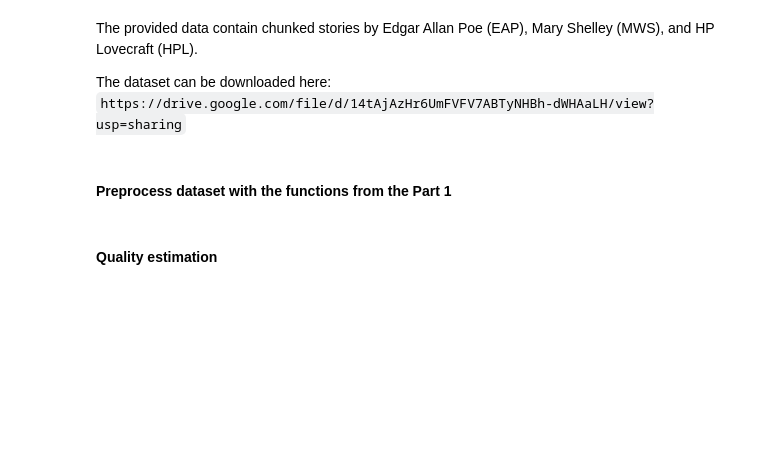
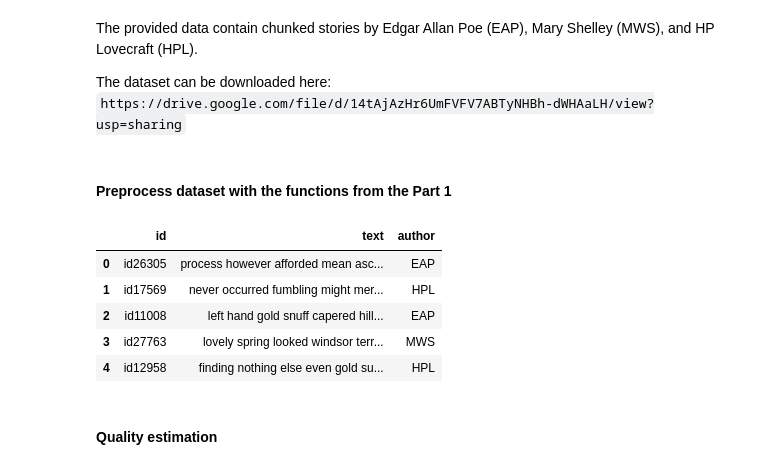
Before and after one commit to eegoro/Advanced-Natural-Language-Processing, a Jupyter notebook: hw1.ipynb, the cells around one changed output. Cells and saved outputs as stored; diff of their text form; code cells hidden in the pictures; blank space fills up the shorter version.

```diff
--- a/hw1.ipynb
+++ b/hw1.ipynb
@@ -49,18 +49,20 @@ from bs4 import BeautifulSoup
 import html
 from tqdm import tqdm
 
-stop_words = stopwords.words("english")
+def clear_data(data):
+    stop_words = stopwords.words("english")
 
-data_list = [i.lower() for i in data['text']]
-pre_data = data_list.copy()
+    data_list = [i.lower() for i in data['text']]
+    pre_data = data_list.copy()
 
-for i in tqdm(range(len(data_list))):
+    for i in tqdm(range(len(data_list))):
 
-    temp = BeautifulSoup(html.unescape(pre_data[i]), 'html.parser').text #Remove html-tags
-    pre_data[i] = re.sub(r'\n+', '\n', temp)
-    pre_data[i] = re.sub(r'https?://\S+|www\.\S+', '', pre_data[i])
-    pre_data[i] = re.sub("[^a-zA-Z ]+", " ", pre_data[i]) # Remove non-english words
-    pre_data[i] = re.sub(r"[^\w\s]", "", pre_data[i], re.UNICODE)
-    pre_data[i] = WhitespaceTokenizer().tokenize(pre_data[i])
-    pre_data[i] = [token for token in pre_data[i] if token not in stop_words and len(token)>3] #Remove stop-words
-    pre_data[i] = [WordNetLemmatizer().lemmatize(token) for token in pre_data[i]]
+        temp = BeautifulSoup(html.unescape(pre_data[i]), 'html.parser').text #Remove html-tags
+        pre_data[i] = re.sub(r'\n+', '\n', temp)
+        pre_data[i] = re.sub(r'https?://\S+|www\.\S+', '', pre_data[i])
+        pre_data[i] = re.sub("[^a-zA-Z ]+", " ", pre_data[i]) # Remove non-english words
+        pre_data[i] = re.sub(r"[^\w\s]", "", pre_data[i], re.UNICODE)
+        pre_data[i] = WhitespaceTokenizer().tokenize(pre_data[i])
+        pre_data[i] = [token for token in pre_data[i] if token not in stop_words and len(token)>3] #Remove stop-words
+        pre_data[i] = [WordNetLemmatizer().lemmatize(token) for token in pre_data[i]]
+    return(pre_data)
@@ -220,6 +219,16 @@ The provided data contain chunked stories by Edgar Allan Poe (EAP), Mary Shelley
 The dataset can be downloaded here: `https://drive.google.com/file/d/14tAjAzHr6UmFVFV7ABTyNHBh-dWHAaLH/view?usp=sharing`
 # %% [markdown]
 #### Preprocess dataset with the functions from the Part 1
+# %%
+data2['text'] = [' '.join(l) for l in clear_data(data2)]
+data2.head()
+# %% [output]
+|  | id | text | author |
+| 0 | id26305 | process however afforded mean asc... | EAP |
+| 1 | id17569 | never occurred fumbling might mer... | HPL |
+| 2 | id11008 | left hand gold snuff capered hill... | EAP |
+| 3 | id27763 | lovely spring looked windsor terr... | MWS |
+| 4 | id12958 | finding nothing else even gold su... | HPL |
 # %% [markdown]
 #### Quality estimation
 # %% [markdown]
```
Also changed, not shown: parts of 11 cells of this notebook.
